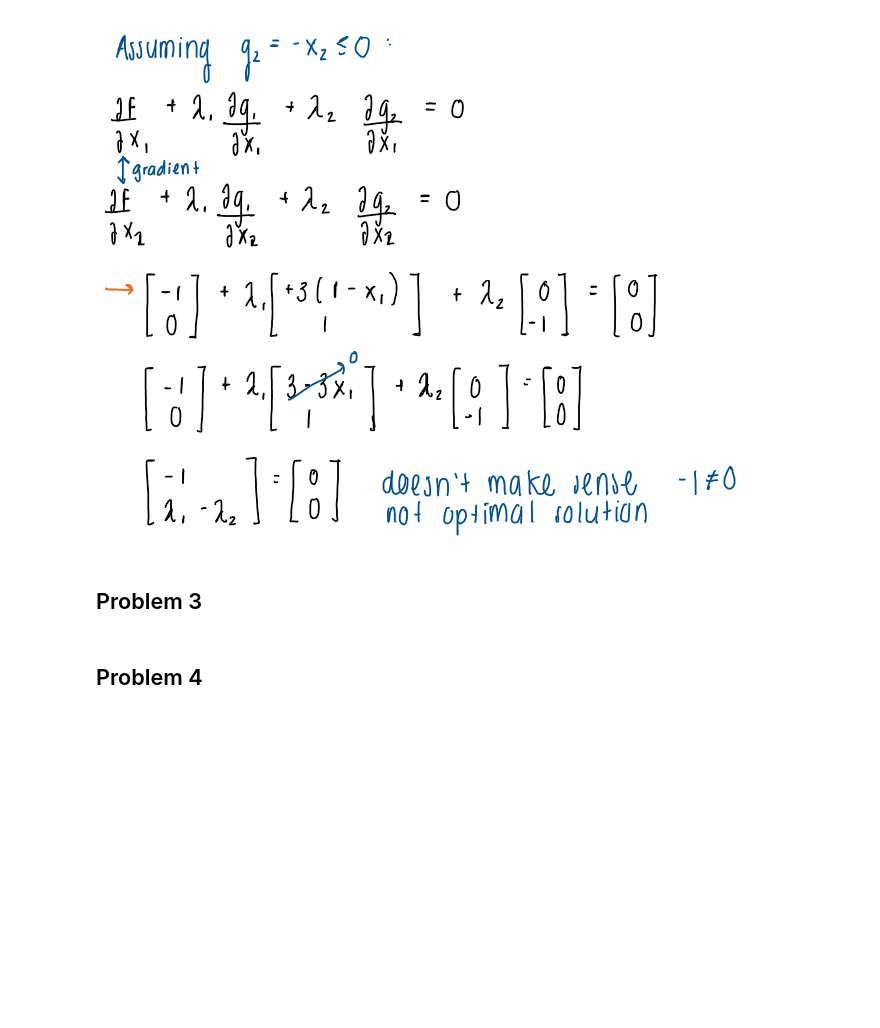
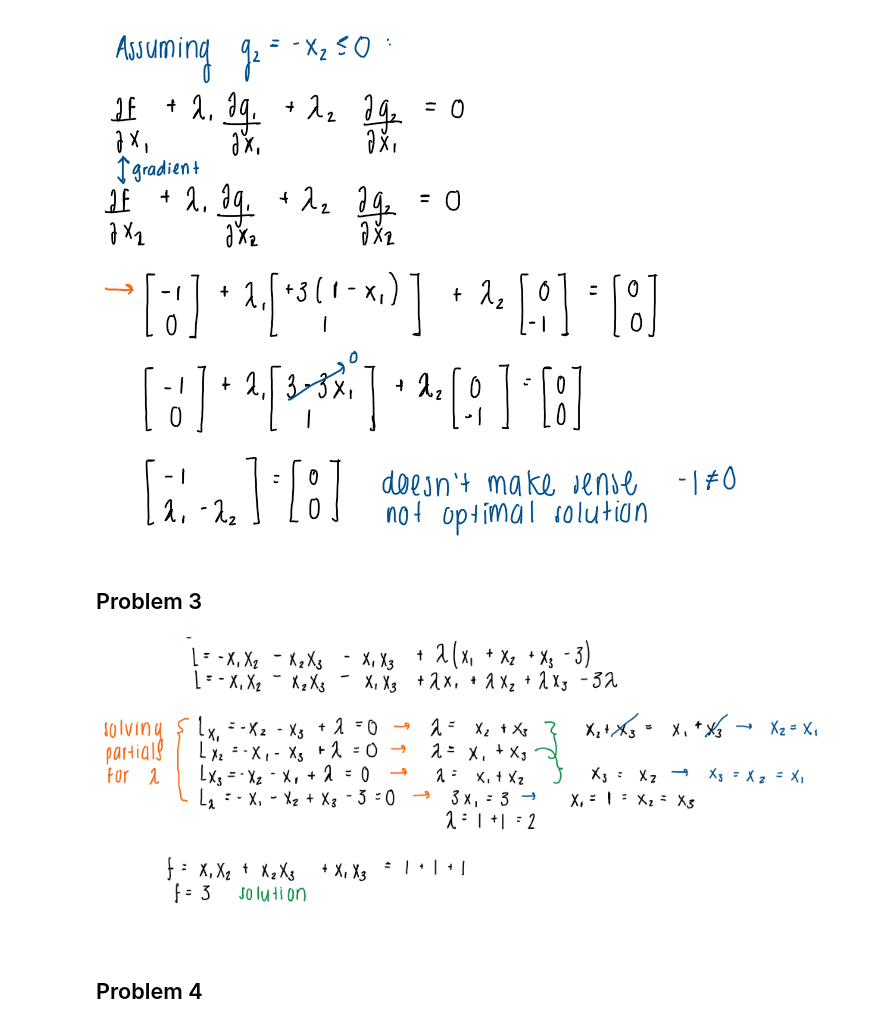
Before and after one commit to aromoher/MAE598, a Jupyter notebook: Homework4/HW4.ipynb, the cells around one changed output. Saved outputs shown, nothing was run; the diff lists cells and outputs as text; code cells hidden in the pictures; blank space fills up the shorter version.

```diff
--- a/Homework4/HW4.ipynb
+++ b/Homework4/HW4.ipynb
@@ -56,6 +56,10 @@ display.Image("HW4_P2_2.png")
 [figure]
 # %% [markdown]
 ## Problem 3
+# %%
+display.Image("HW4_P3_1.png")
+# %% [output]
+[figure, added]
 # %% [markdown]
 ## Problem 4
 # %% [markdown]
```
Also changed, not shown: 1 other file.
